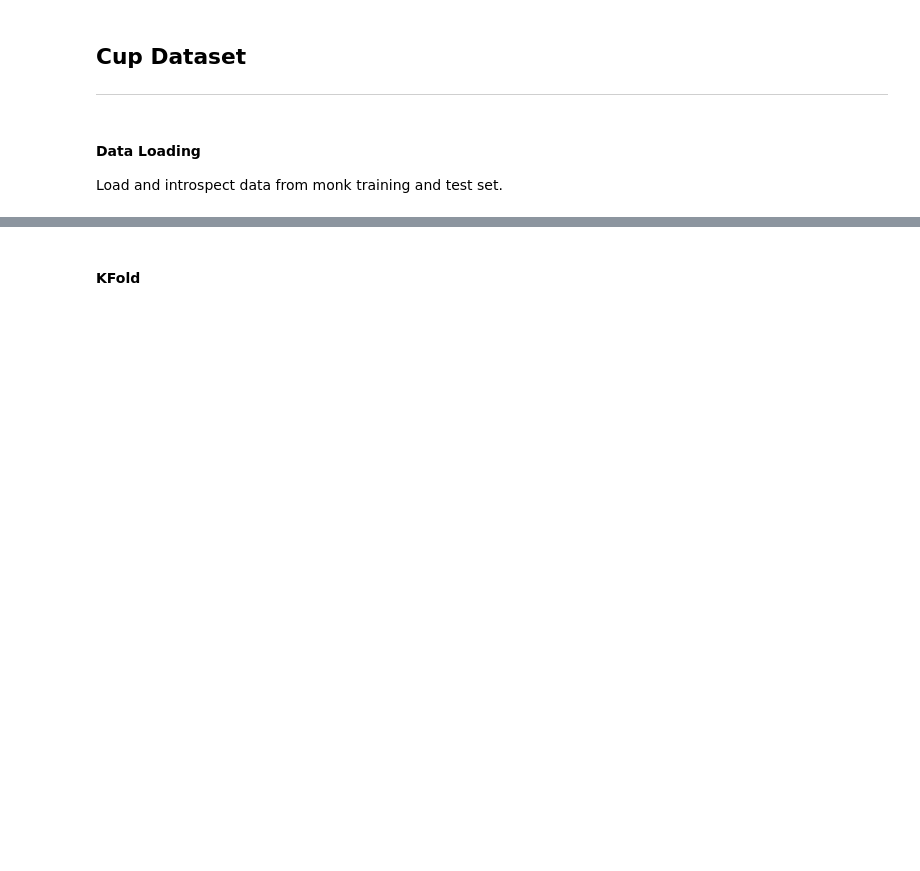
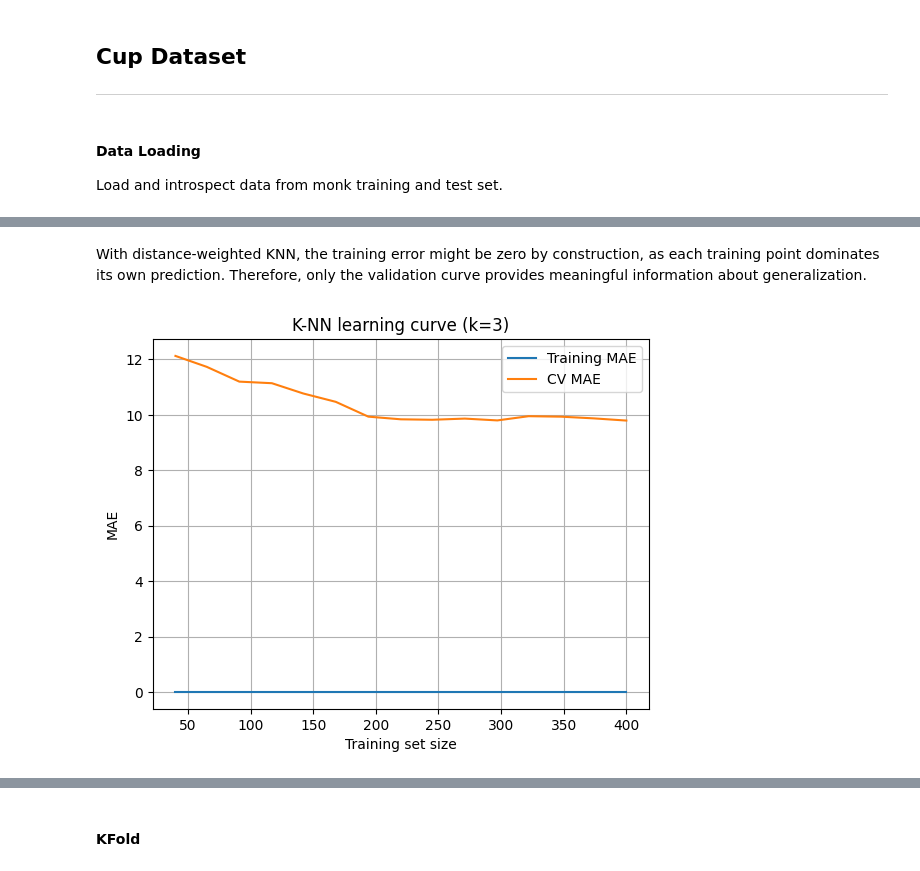
Before and after one commit to Borbico/Machine_Learning_Melaccio, a Jupyter notebook: collaudo/cup_KNN.ipynb, the cells around one changed output, grey strips where cells are left out. Drawn from its saved outputs; the diff is of its cells as text; code cells hidden in the pictures; blank space fills up the shorter version.

```diff
--- a/collaudo/cup_KNN.ipynb
+++ b/collaudo/cup_KNN.ipynb
@@ -18,20 +21,20 @@ importlib.reload(kc)
 # %%
-# Split for KFold
-n_split = 5
-default_cv = KFold(n_splits=n_split, shuffle=True, random_state=42)
-default_krange = list(range(1, 41, 2))
-default_scoring = "neg_mean_absolute_error"
+# The common fold strategy used trough all models
+common_cv = cc.common_fold_strategy()
+default_krange = list(range(1, 41, 2)) # <-- it means [1, 3, 5,..., 41]
+common_scoring = cc.common_scoring()
+scaler = StandardScaler()
 
 default_pipe = Pipeline([
-    ("scaler", StandardScaler()),
-    ("knn", KNeighborsRegressor())
+    ("scaler", scaler),
+    ("regressor", KNeighborsRegressor())
 ])
 
 default_param_grid = {
-    "knn__n_neighbors": default_krange,
-    "knn__weights": ["uniform", "distance"],
-    "knn__p": [1, 2],          # 1=Manhattan, 2=Euclidean
-    "knn__metric": ["minkowski"]
+    "regressor__n_neighbors": default_krange,
+    "regressor__weights": ["uniform", "distance"],
+    "regressor__p": [1, 2],          # 1=Manhattan, 2=Euclidean
+    "regressor__metric": ["minkowski"]
 }
 # %% [markdown]
 <h2>Cup Dataset</h2>
@@ -52,14 +70,15 @@ cc.dataset_introspection(df_train, df_test)
 # %%
+importlib.reload(cc)
 gs = GridSearchCV(
     default_pipe,
     param_grid=default_param_grid,
-    scoring=default_scoring,
-    cv=default_cv,
+    scoring=common_scoring,
+    cv=common_cv,
     n_jobs=-1,
     return_train_score=True
 )
 
 gs.fit(X_tr, y_tr)
-model, params = kc.extract_best_knn_metrics_from_grid(gs)
-
-print(params)
+best_estimator = gs.best_estimator_
+best_model, best_params = cc.extract_best_pipeline_metrics_from_grid(gs)
+cc.grid_introspection(gs)
@@ -68,6 +97,10 @@ kc.plot_knn_validation_curve_from_gs(gs,"mean")
+# %% [markdown]
+<p>With distance-weighted KNN, the training error might be zero by construction, as each training point dominates its own prediction. Therefore, only the validation curve provides meaningful information about generalization.</p>
 # %%
-#y_tr_np = y_tr.to_numpy()
-kc.plot_knn_learning_curve(model, X_tr, y_tr, default_cv, scoring=default_scoring)
+importlib.reload(cc)
+kc.plot_knn_learning_curve(best_model, X_tr, y_tr, common_cv, scoring=common_scoring)
+# %% [output]
+[figure, added]
 # %%
 importlib.reload(kc)
 kc.plot_knn_learning_curves_grid(
```
Also changed, not shown: parts of 20 cells of this notebook, 10 other files.
